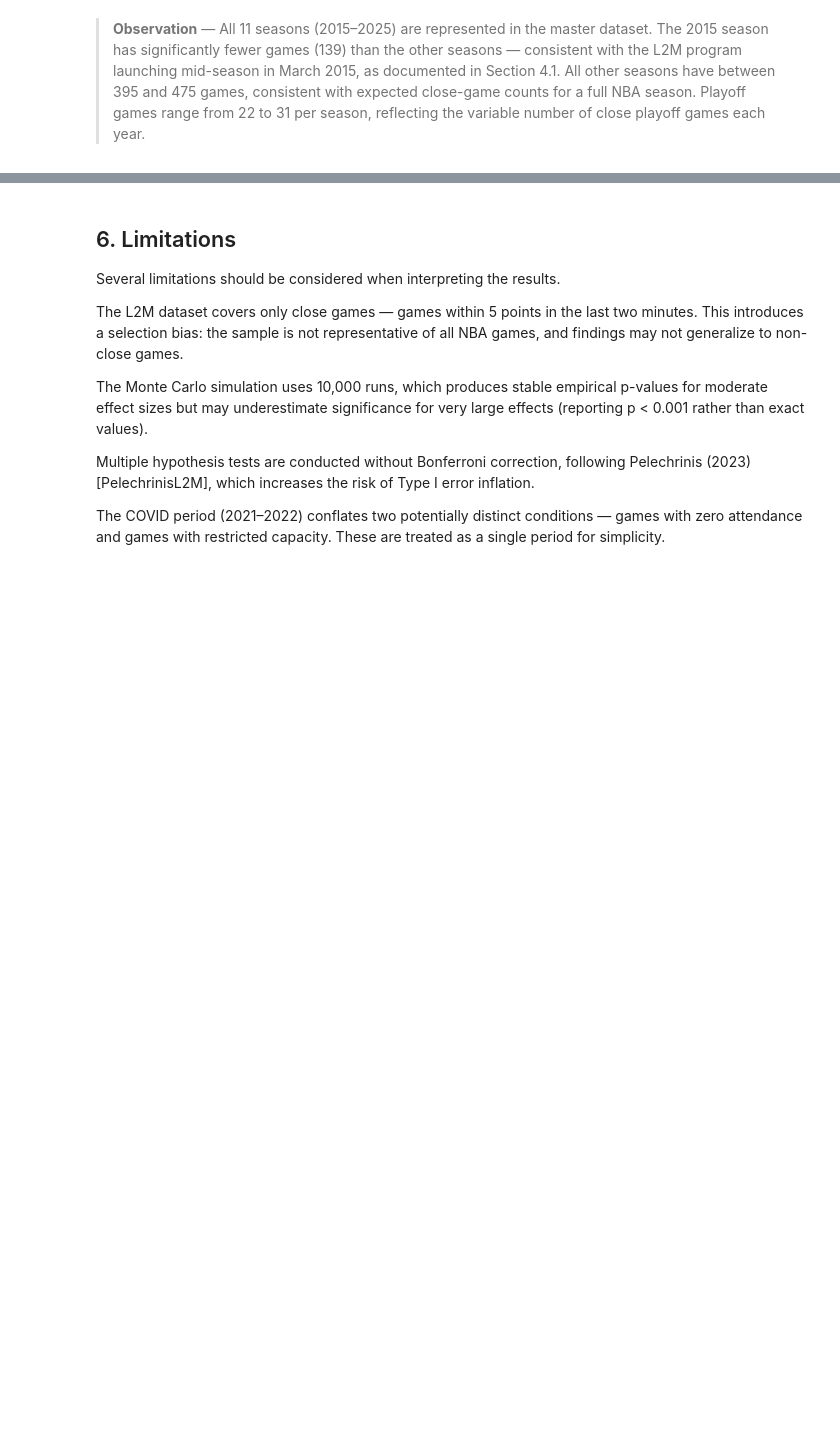
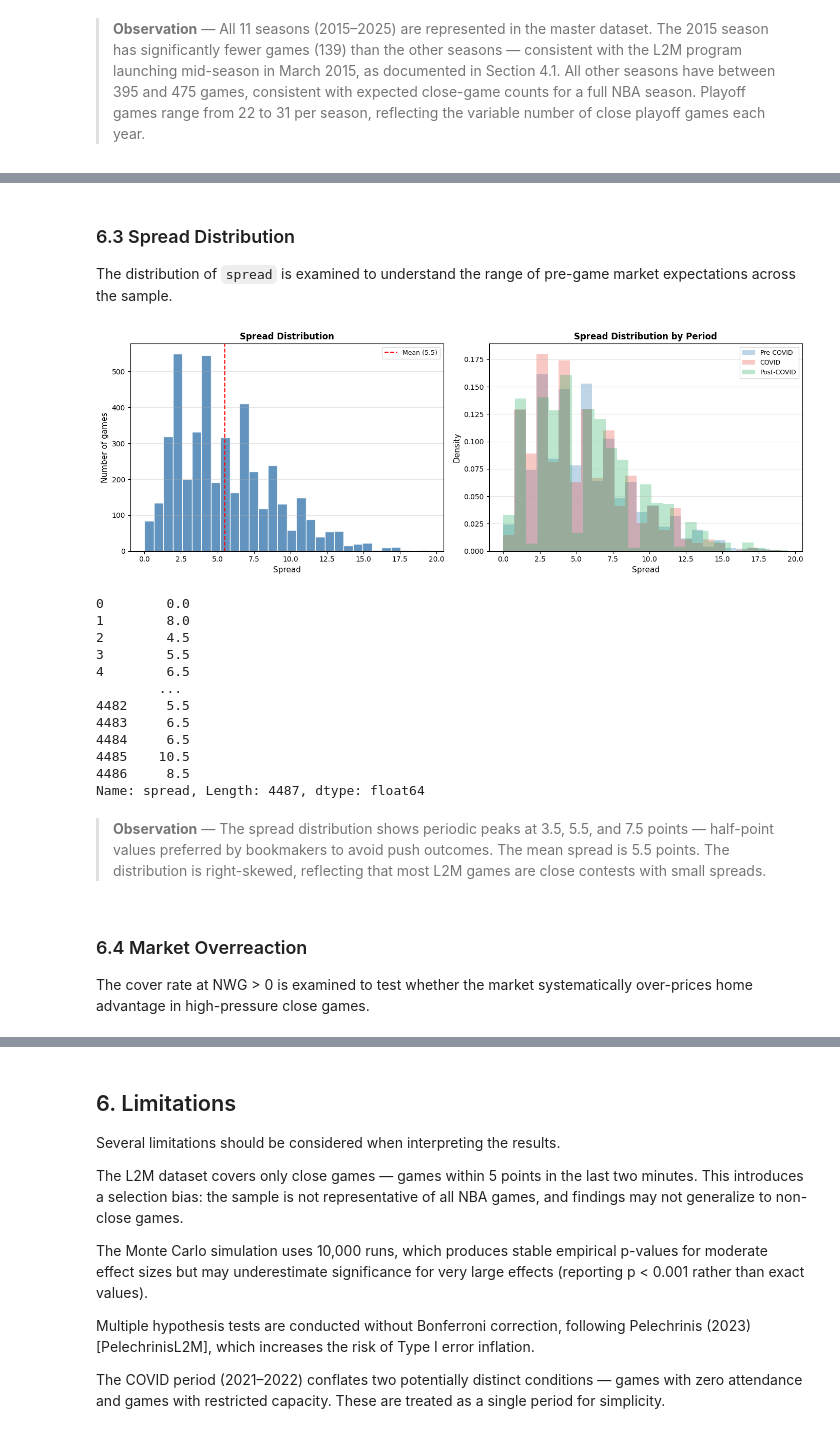
Before and after one commit to RoumenNikolov/decision-bias-study, a Jupyter notebook: bias_analysis.ipynb, the cells around one changed output, grey strips where cells are left out. Saved outputs shown, nothing was run; the diff lists cells and outputs as text; code cells hidden in the pictures; blank space fills up the shorter version.

```diff
--- a/bias_analysis.ipynb
+++ b/bias_analysis.ipynb
@@ -2250,0 +2345,6 @@ season
+# %%
+master         = pd.read_csv('data/output/master_dataset.csv')
+auxiliary_data = pd.read_csv('data/output/auxiliary_data.csv')
+
+print(f"master:         {master.shape}")
+print(f"auxiliary_data: {auxiliary_data.shape}")
@@ -2250,0 +2451,53 @@ season
+# %% [markdown]
+### 6.3 Spread Distribution
+
+The distribution of `spread` is examined to understand the range of pre-game market expectations across the sample.
+# %%
+fig, axes = plt.subplots(1, 2, figsize=(14, 5))
+
+# Left — spread histogram
+axes[0].hist(master['spread'].dropna(), bins=30,
+             color='steelblue', alpha=0.85, edgecolor='white')
+axes[0].set_xlabel('Spread', fontsize=11)
+axes[0].set_ylabel('Number of games', fontsize=11)
+axes[0].set_title('Spread Distribution', fontsize=12, fontweight='bold')
+axes[0].axvline(master['spread'].mean(), color='red', linestyle='--',
+                lw=1.5, label=f'Mean ({master["spread"].mean():.1f})')
+axes[0].legend(fontsize=9)
+axes[0].grid(axis='y', alpha=0.3)
+
+# Right — spread by period
+for per, color in [('Pre-COVID','#2E75B6'),('COVID','#E84C3D'),('Post-COVID','#27AE60')]:
+    sub = master[master['period']==per]['spread'].dropna()
+    axes[1].hist(sub, bins=25, alpha=0.3, color=color, label=per, density=True)
+axes[1].set_xlabel('Spread', fontsize=11)
+axes[1].set_ylabel('Density', fontsize=11)
+axes[1].set_title('Spread Distribution by Period', fontsize=12, fontweight='bold')
+axes[1].legend(fontsize=9)
+axes[1].grid(axis='y', alpha=0.3)
+
+plt.tight_layout()
+plt.savefig('data/output/spread_distribution.png', dpi=150, bbox_inches='tight')
+plt.show()
+
+print(master['spread'].sort_index())
+# %% [output]
+[figure, added]
+0        0.0
+1        8.0
+2        4.5
+3        5.5
+4        6.5
+        ...
+4482     5.5
+4483     6.5
+4484     6.5
+4485    10.5
+4486     8.5
+Name: spread, Length: 4487, dtype: float64
+# %% [markdown]
+> **Observation** — The spread distribution shows periodic peaks at 3.5, 5.5, and 7.5 points — half-point values preferred by bookmakers to avoid push outcomes. The mean spread is 5.5 points. The distribution is right-skewed, reflecting that most L2M games are close contests with small spreads.
+# %% [markdown]
+### 6.4 Market Overreaction
+
+The cover rate at NWG > 0 is examined to test whether the market systematically over-prices home advantage in high-pressure close games.
```
Also changed, not shown: parts of 29 cells of this notebook, 5 other files.
